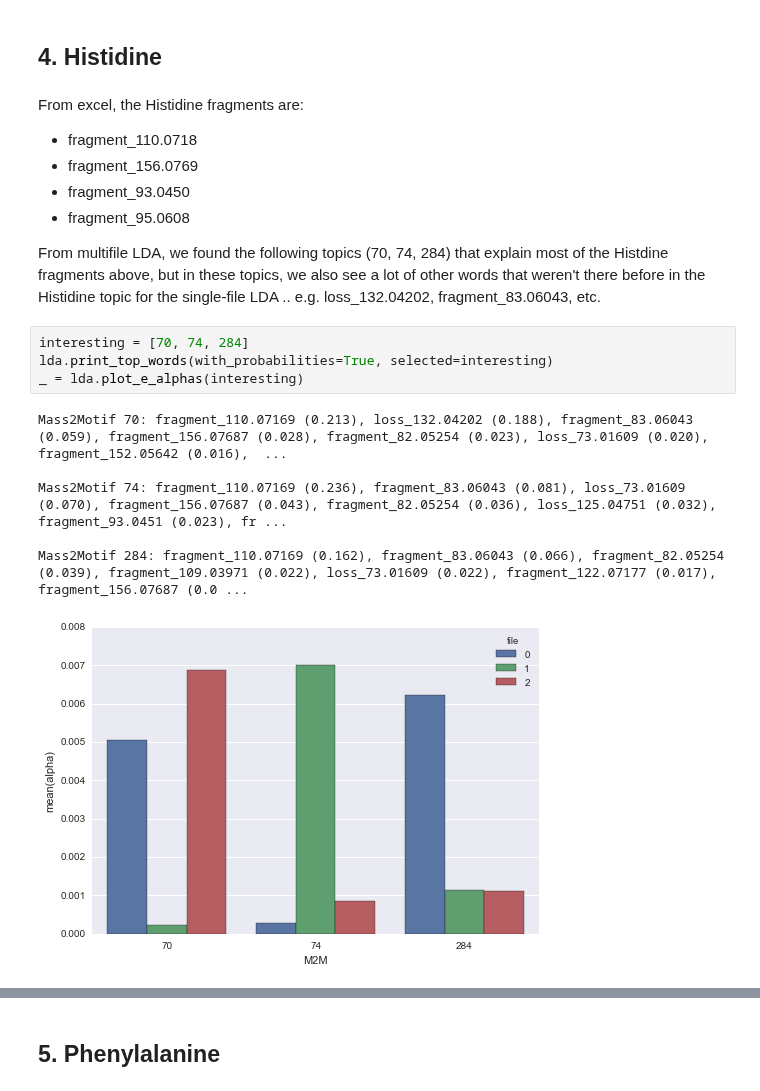
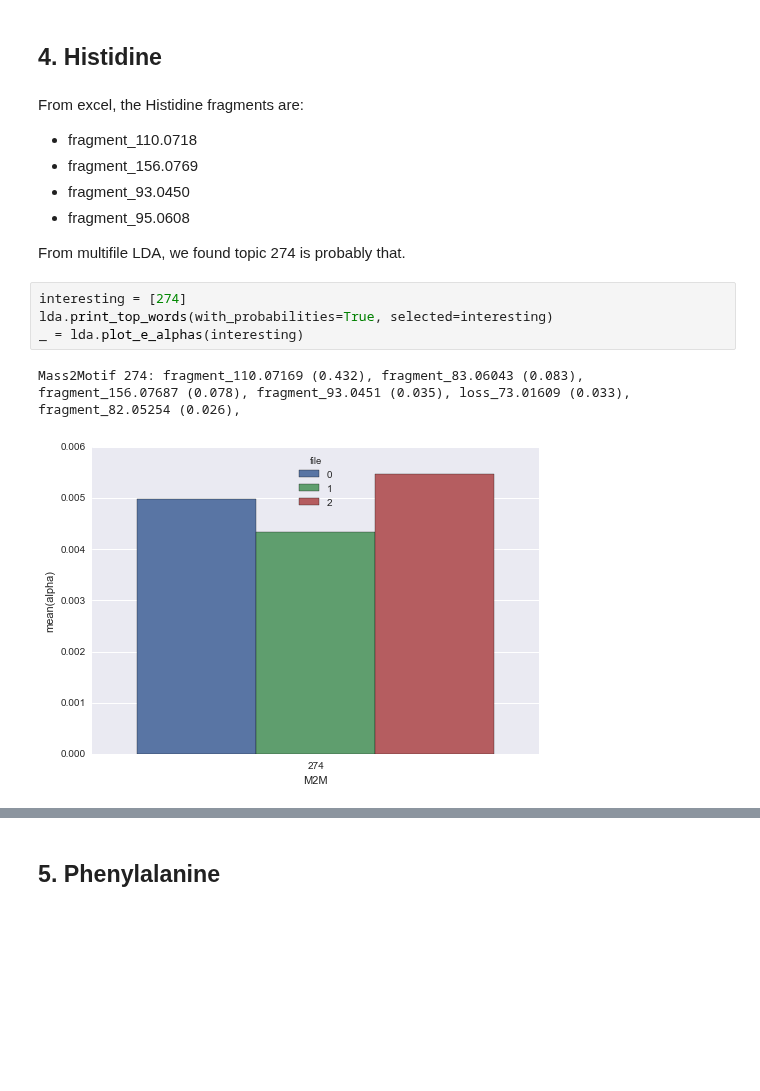
Before and after one commit to sdrogers/metabolomics_tools, a Jupyter notebook: multifile_lda/multifile_LDA_demo.ipynb, the cells around one changed output, grey strips where cells are left out. Cells and saved outputs as stored; diff of their text form; blank space fills up the shorter version.

```diff
--- a/multifile_lda/multifile_LDA_demo.ipynb
+++ b/multifile_lda/multifile_LDA_demo.ipynb
@@ -103,21 +138,17 @@ _ = lda.plot_e_alphas(interesting)
 # %% [markdown]
 <h2>4. Histidine</h2>
-# %% [markdown]
-From excel, the Histidine fragments are:
-- fragment_110.0718
-- fragment_156.0769
-- fragment_93.0450
-- fragment_95.0608
-
-From multifile LDA, we found the following topics (70, 74, 284) that explain most of the Histdine fragments above, but in these topics, we also see a lot of other words that weren't there before in the Histidine topic for the single-file LDA .. e.g. loss_132.04202, fragment_83.06043, etc.
+# %% [markdown]
+From excel, the Histidine fragments are:
+- fragment_110.0718
+- fragment_156.0769
+- fragment_93.0450
+- fragment_95.0608
+
+From multifile LDA, we found topic 274 is probably that.
 # %%
-interesting = [70, 74, 284]
+interesting = [274]
 lda.print_top_words(with_probabilities=True, selected=interesting)
 _ = lda.plot_e_alphas(interesting)
 # %% [output]
-Mass2Motif 70: fragment_110.07169 (0.213), loss_132.04202 (0.188), fragment_83.06043 (0.059), fragment_156.07687 (0.028), fragment_82.05254 (0.023), loss_73.01609 (0.020), fragment_152.05642 (0.016),  ...
-
-Mass2Motif 74: fragment_110.07169 (0.236), fragment_83.06043 (0.081), loss_73.01609 (0.070), fragment_156.07687 (0.043), fragment_82.05254 (0.036), loss_125.04751 (0.032), fragment_93.0451 (0.023), fr ...
-
-Mass2Motif 284: fragment_110.07169 (0.162), fragment_83.06043 (0.066), fragment_82.05254 (0.039), fragment_109.03971 (0.022), loss_73.01609 (0.022), fragment_122.07177 (0.017), fragment_156.07687 (0.0 ...
+Mass2Motif 274: fragment_110.07169 (0.432), fragment_83.06043 (0.083), fragment_156.07687 (0.078), fragment_93.0451 (0.035), loss_73.01609 (0.033), fragment_82.05254 (0.026),
-[figure, old version]
+[figure, new version]
```
Also changed, not shown: parts of 25 cells of this notebook, 2 other files.
